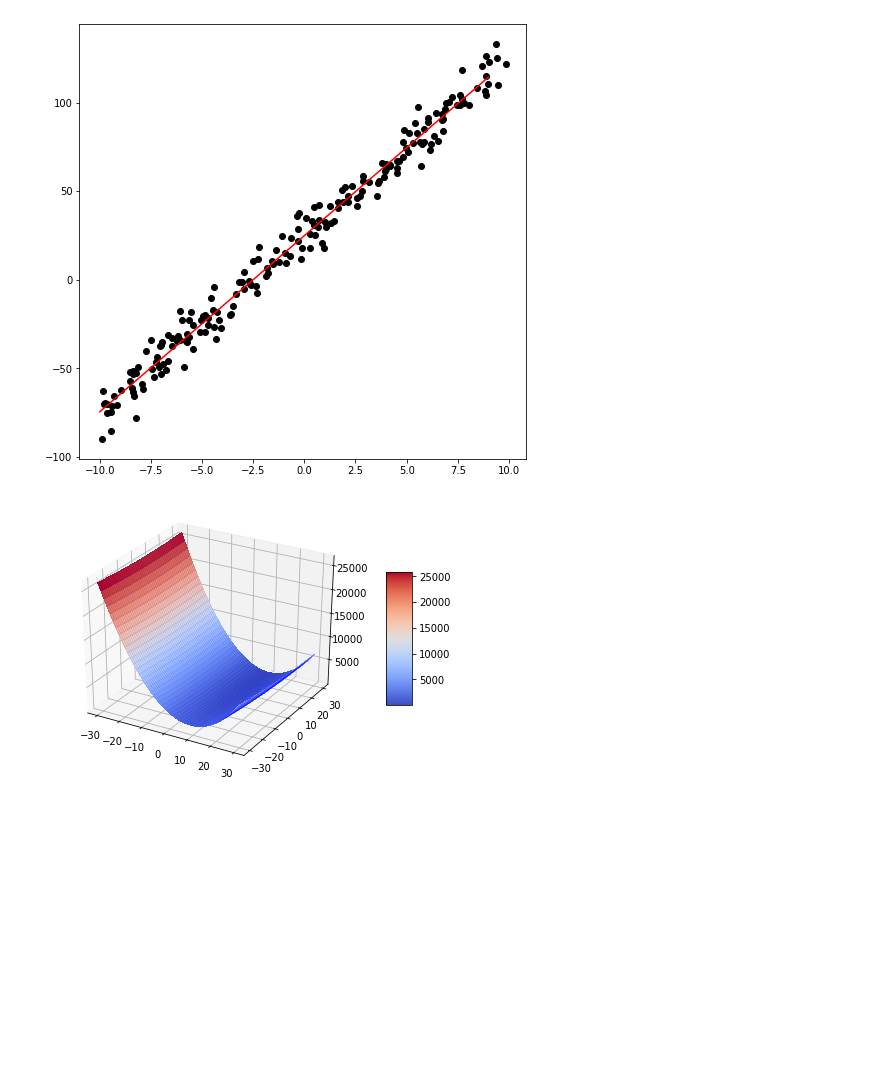
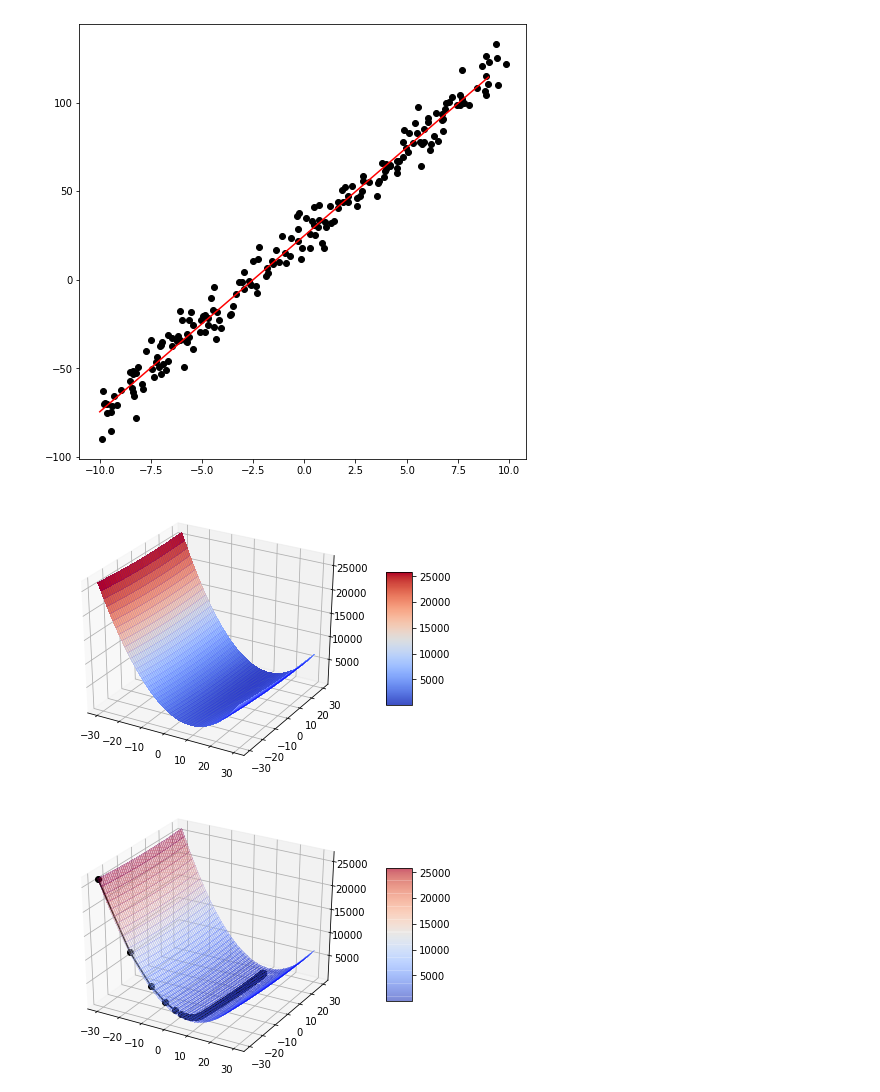
Before and after one commit to susanna1221/MachineLearningHW, a Jupyter notebook: MachieLearning2.ipynb, the cells around one changed output. Drawn from its saved outputs; the diff is of its cells as text; code cells hidden in the pictures; blank space fills up the shorter version.

Commit message:
Plotting the optimization path

```diff
--- a/MachieLearning2.ipynb
+++ b/MachieLearning2.ipynb
@@ -1,6 +1,8 @@
 # %%
 import numpy as np
 import matplotlib.pyplot as plt
+import copy
+
 
 
 # cost function
@@ -14,8 +16,11 @@ def compute_cost(theta, x, y):
 # get theta, theta_history, J_history
 def compute_theta(theta, data_x, data_y, num):
   n = float(len(data_x))
-  J_history=np.zeros(num)
-  theta_history=np.zeros((num,2))
+  J_history=[]
+  theta_history=[]
+
+  J_history.append(compute_cost(theta,data_x,data_y))
+  theta_history.append(copy.deepcopy(theta))
 
   for i in range(num):
     prediction=theta[1]*data_x+theta[0]
@@ -27,9 +32,8 @@ def compute_theta(theta, data_x, data_y, num):
     theta[0]-=t0
     theta[1]-=t1
 
-    J_history[i]=compute_cost(theta,data_x,data_y)
-    theta_history[i,0]=theta[0]
-    theta_history[i,1]=theta[1]
+    J_history.append(compute_cost(theta,data_x,data_y))
+    theta_history.append(copy.deepcopy(theta))
 
   return theta, theta_history, J_history
 
@@ -52,17 +56,55 @@ def draw_J(theta0range, theta1range, x, y):
       Z[i][j]= compute_cost(temp, x, y)
       temp.clear()
 
-
-
-
-
   X,Y = np.meshgrid(X, Y)
 
   surf = ax.plot_surface(X,Y,Z,cmap='coolwarm',linewidth=0,antialiased=False)
   wire = ax.plot_wireframe(X,Y,Z,color='blue',linewidth=0.1)
   fig.colorbar(surf,shrink=0.5,aspect=5)
   fig.tight_layout()
-  plt.show()
+
+
+  return fig
+
+#draw optimization path
+def draw_GD(theta_history, J_history, theta0range, theta1range, x_data, y_data):
+
+  fig = plt.figure()
+  ax = fig.gca(projection='3d')
+
+  X=np.arange(theta0range[0],theta0range[1],theta0range[2])
+  Y=np.arange(theta1range[0],theta1range[1],theta1range[2])
+
+  Z = np.zeros((len(X),len(Y)))
+  temp=[]
+
+  for i in range(len(X)):
+    for j in range(len(Y)):
+      temp.append(X[i])
+      temp.append(Y[j])
+      Z[i][j]= compute_cost(temp, x_data, y_data)
+      temp.clear()
+
+
+
+  X,Y = np.meshgrid(X, Y)
+
+  surf = ax.plot_surface(X,Y,Z,cmap='coolwarm',linewidth=0,antialiased=False, alpha=0.3)
+  wire = ax.plot_wireframe(X,Y,Z,color='blue',linewidth=0.1)
+  fig.colorbar(surf,shrink=0.5,aspect=5)
+  fig.tight_layout()
+
+  x=[]
+  y=[]
+
+  for i in range(len(theta_history)):
+    x.append(copy.deepcopy(theta_history[i][0]))
+    y.append(copy.deepcopy(theta_history[i][1]))
+  z=J_history
+
+
+  ax.plot(y,x,z,c='black',marker='o')
+  return fig
 
 
 
@@ -73,31 +115,36 @@ data = np.genfromtxt(path, delimiter=',')
 x_data = data[:, 0]
 y_data = data[:, 1]
 
 plt.figure(figsize=(8, 8))
 plt.scatter(x_data, y_data, c='black')
 plt.show()
 
 
 #y = Theta0 + Theta1 * x
 theta=[-30, -30]
 alpha=0.01
 num=3000
 
 theta, theta_h, cost_h = compute_theta(theta, x_data, y_data, num)
 
+
 plt.figure(figsize=(8, 8))
 plt.scatter(x_data, y_data, c='black')
 w = range(-10, 10)
 q = [theta[1]*v+theta[0] for v in w]
 plt.plot(w, q, c='red')
 plt.show()
 
 #cost 함수의 범위 : [시작값, 끝값, 증가값]
 theta0range=[-30, 30, 0.1]
 theta1range=[-30, 30, 0.1]
 
-draw_J(theta0range, theta1range, x_data, y_data)
+fig = draw_J(theta0range, theta1range, x_data, y_data)
+fig.show()
+fig2 = draw_GD(theta_h, cost_h, theta0range, theta1range, x_data, y_data)
+fig2.show()
 # %% [output]
 [figure]
 [figure]
 [figure]
+[figure, added]
```
